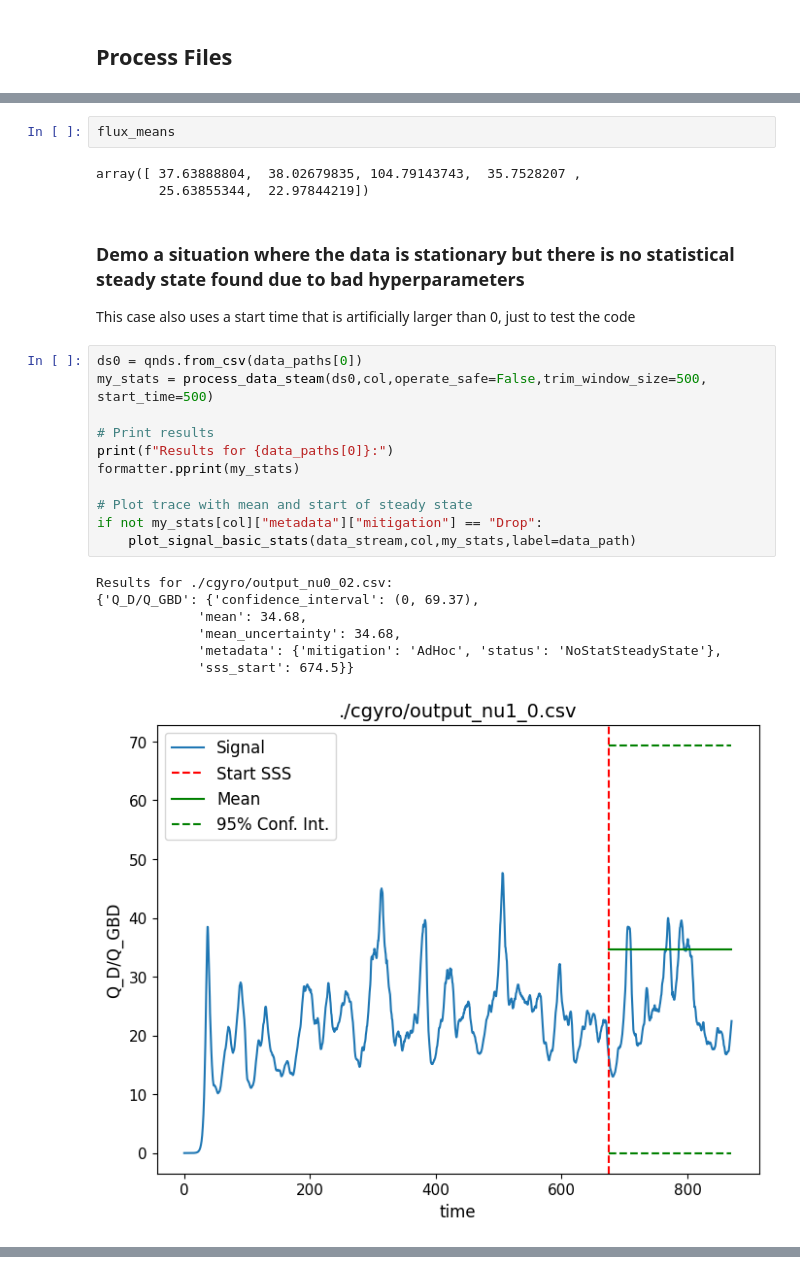
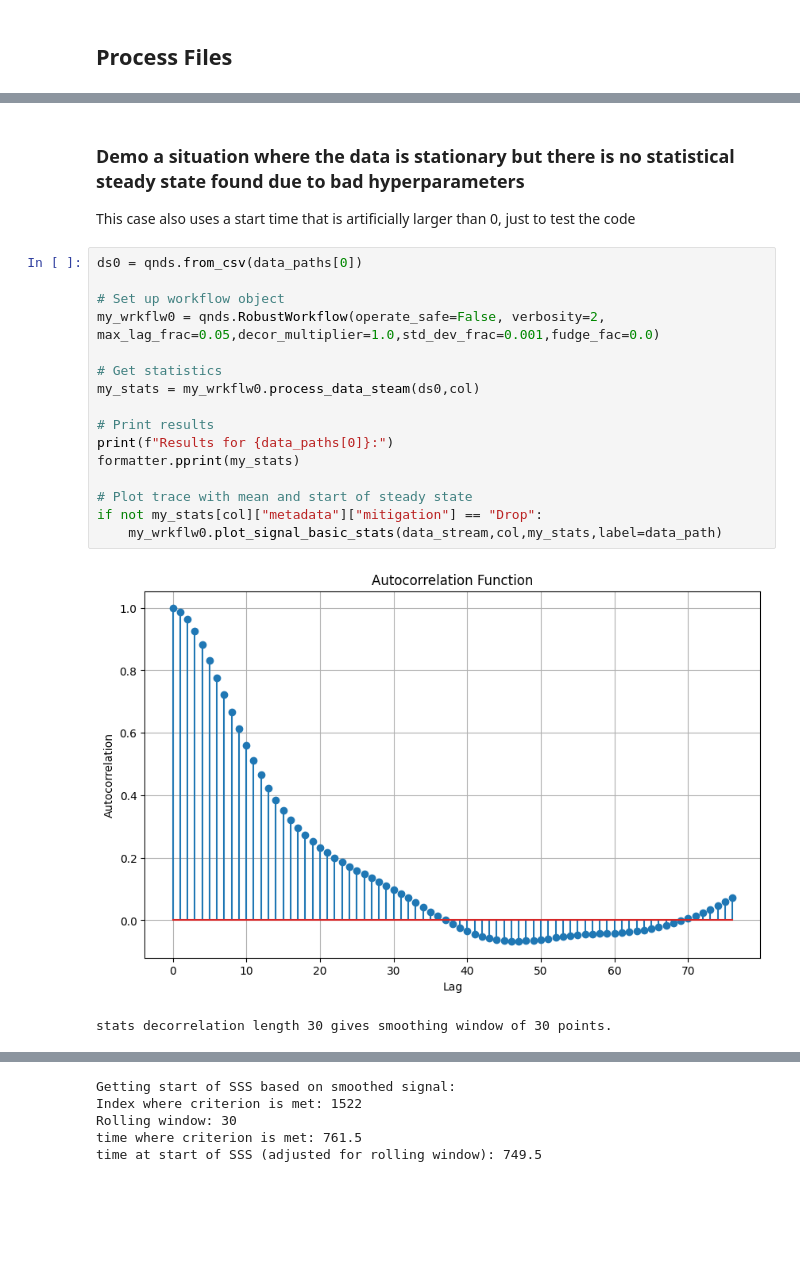
Before and after one commit to sandialabs/quends, a Jupyter notebook: examples/notebooks/robust_workflow.ipynb, the cells around one changed output, grey strips where cells are left out. Cells and saved outputs as stored; diff of their text form; blank space fills up the shorter version.

```diff
--- a/examples/notebooks/robust_workflow.ipynb
+++ b/examples/notebooks/robust_workflow.ipynb
@@ -258,27 +83,22 @@ Results for ./cgyro/output_nu0_02.csv:
-# %%
-flux_means
-# %% [output]
-array([ 37.63888804,  38.02679835, 104.79143743,  35.7528207 ,
-        25.63855344,  22.97844219])
 # %% [markdown]
 ### Demo a situation where the data is stationary but there is no statistical steady state found due to bad hyperparameters
 This case also uses a start time that is artificially larger than 0, just to test the code
 # %%
 ds0 = qnds.from_csv(data_paths[0])
-my_stats = process_data_steam(ds0,col,operate_safe=False,trim_window_size=500, start_time=500)
+
+# Set up workflow object
+my_wrkflw0 = qnds.RobustWorkflow(operate_safe=False, verbosity=2, max_lag_frac=0.05,decor_multiplier=1.0,std_dev_frac=0.001,fudge_fac=0.0)
+
+# Get statistics
+my_stats = my_wrkflw0.process_data_steam(ds0,col)
 
 # Print results
 print(f"Results for {data_paths[0]}:")
 formatter.pprint(my_stats)
 
 # Plot trace with mean and start of steady state
 if not my_stats[col]["metadata"]["mitigation"] == "Drop":
-    plot_signal_basic_stats(data_stream,col,my_stats,label=data_path)
+    my_wrkflw0.plot_signal_basic_stats(data_stream,col,my_stats,label=data_path)
 # %% [output]
+[figure, new version]
-Results for ./cgyro/output_nu0_02.csv:
-{'Q_D/Q_GBD': {'confidence_interval': (0, 69.37),
-             'mean': 34.68,
-             'mean_uncertainty': 34.68,
-             'metadata': {'mitigation': 'AdHoc', 'status': 'NoStatSteadyState'},
-             'sss_start': 674.5}}
+stats decorrelation length 30 gives smoothing window of 30 points.
-[figure, old version]
@@ -284,0 +106,5 @@ Results for ./cgyro/output_nu0_02.csv:
+Getting start of SSS based on smoothed signal:
+Index where criterion is met: 1522
+Rolling window: 30
+time where criterion is met: 761.5
+time at start of SSS (adjusted for rolling window): 749.5
```
Also changed, not shown: parts of 4 cells of this notebook, 1 other file.
